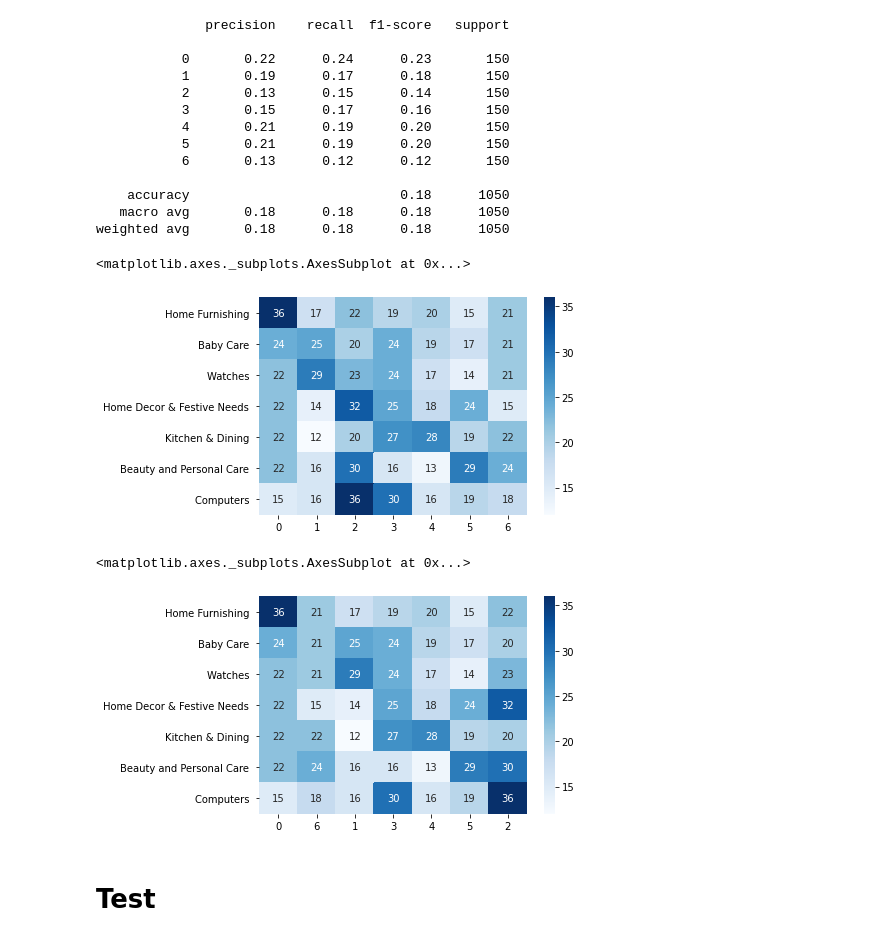
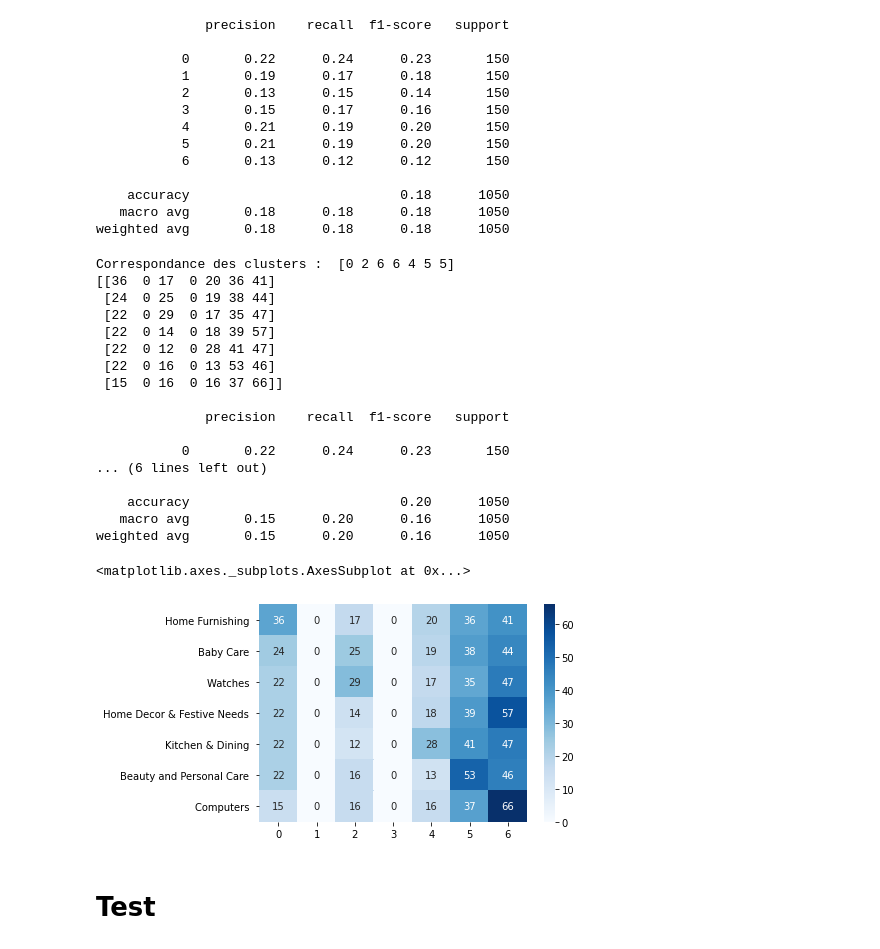
Before and after one commit to AbdulmagedALKHULAIFI/Automatic-classifer-consumer-goods, a Jupyter notebook: p6_2_IMG.ipynb, the cells around one changed output. Drawn from its saved outputs; the diff is of its cells as text; code cells hidden in the pictures.

```diff
--- a/p6_2_IMG.ipynb
+++ b/p6_2_IMG.ipynb
@@ -545,8 +545,8 @@ print(conf_mat)
 def conf_mat_transform(y_true,y_pred) :
     conf_mat = metrics.confusion_matrix(y_true,y_pred)
 
-    # corresp = np.argmax(conf_mat, axis=0)
-    corresp = [0, 6,  1, 3, 4, 5,2]
+    corresp = np.argmax(conf_mat, axis=0)
+    # corresp = [0, 6,  1, 3, 4, 5,2]
     print ("Correspondance des clusters : ", corresp)
     # y_pred_transform = np.apply_along_axis(correspond_fct, 1, y_pred)
     labels = pd.Series(y_true, name="y_true").to_frame()
@@ -554,9 +554,3 @@ def conf_mat_transform(y_true,y_pred) :
     labels['y_pred_transform'] = labels['y_pred'].apply(lambda x : corresp[x])
 
     return labels['y_pred_transform']
-
-cls_labels_transform = conf_mat_transform(labels, cls.labels_)
-conf_mat = metrics.confusion_matrix(labels, cls_labels_transform)
-print(conf_mat)
-print()
-print(metrics.classification_report(labels, cls_labels_transform))
@@ -595,21 +580,36 @@ print(metrics.classification_report(labels, cls.labels_))
    macro avg       0.18      0.18      0.18      1050
 weighted avg       0.18      0.18      0.18      1050
 # %%
-df_cm = pd.DataFrame(conf_mat, index = [label for label in list_labels],
+cls_labels_transform = conf_mat_transform(labels, cls.labels_)
+
+conf_mat_tranformed = metrics.confusion_matrix(labels, cls_labels_transform)
+print(conf_mat_tranformed)
+print()
+print(metrics.classification_report(labels, cls_labels_transform))
+
+df_cm = pd.DataFrame(conf_mat_tranformed, index = [label for label in list_labels],
                   columns = [i for i in "0123456"])
 plt.figure(figsize = (6,4))
 sns.heatmap(df_cm, annot=True, cmap="Blues")
 # %% [output]
-<matplotlib.axes._subplots.AxesSubplot at 0x...>
+Correspondance des clusters :  [0 2 6 6 4 5 5]
+[[36  0 17  0 20 36 41]
+ [24  0 25  0 19 38 44]
+ [22  0 29  0 17 35 47]
+ [22  0 14  0 18 39 57]
+ [22  0 12  0 28 41 47]
+ [22  0 16  0 13 53 46]
+ [15  0 16  0 16 37 66]]
+
+              precision    recall  f1-score   support
+
+           0       0.22      0.24      0.23       150
+... (6 lines left out)
+
+    accuracy                           0.20      1050
+   macro avg       0.15      0.20      0.16      1050
+weighted avg       0.15      0.20      0.16      1050
+<matplotlib.axes._subplots.AxesSubplot at 0x...>
-[figure, old version]
+[figure, new version]
-# %%
-df_cm = pd.DataFrame(conf_mat, index = [label for label in list_labels],
-                  columns = [i for i in "0123456"])
-df_cm = df_cm.reindex(['0','6',  '1', '3', '4', '5','2'], axis="columns")
-plt.figure(figsize = (6,4))
-sns.heatmap(df_cm, annot=True, cmap="Blues")
-# %% [output]
-<matplotlib.axes._subplots.AxesSubplot at 0x...>
-[figure, removed]
 # %% [markdown]
 # Test
```
Also changed, not shown: parts of 2 cells of this notebook.
